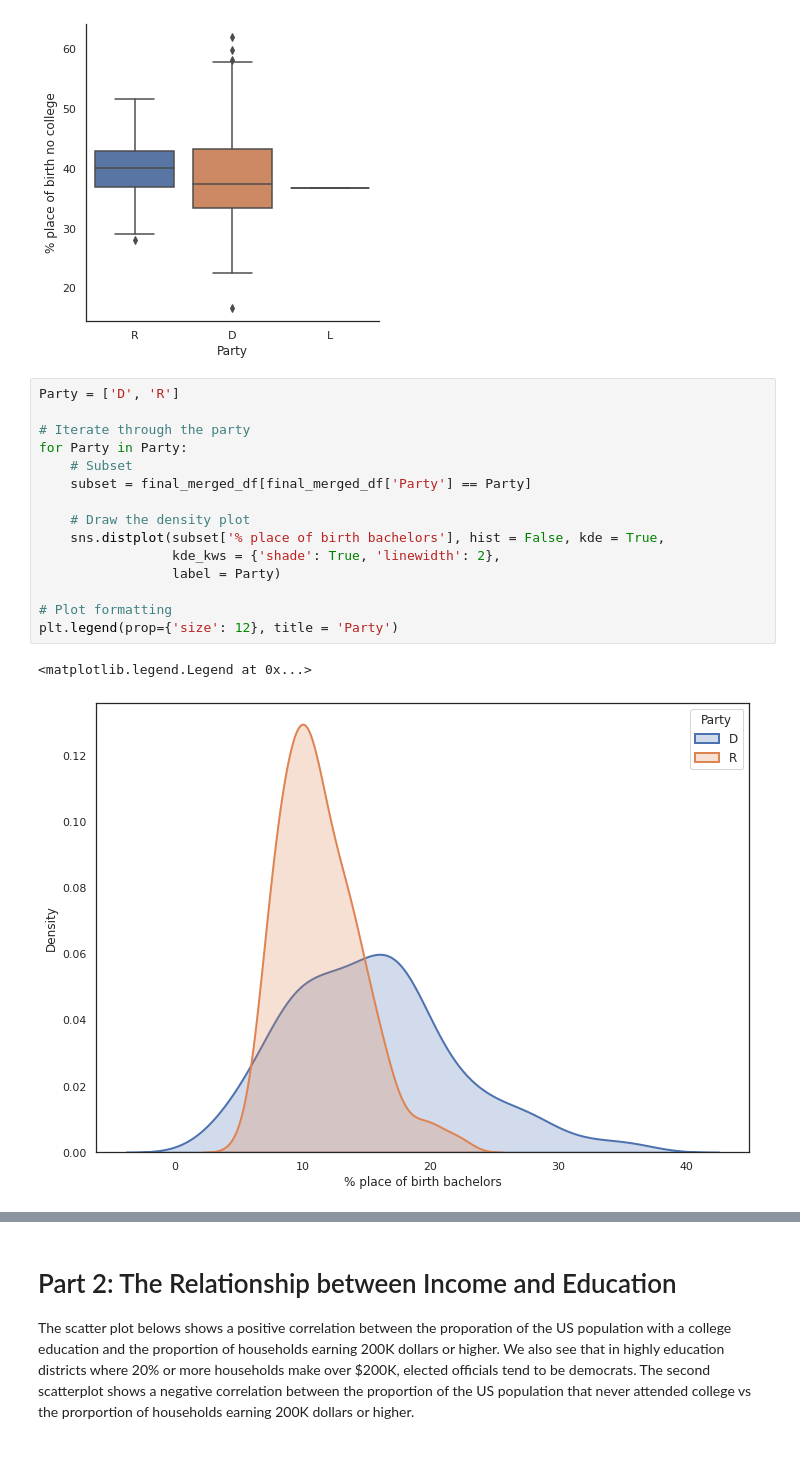
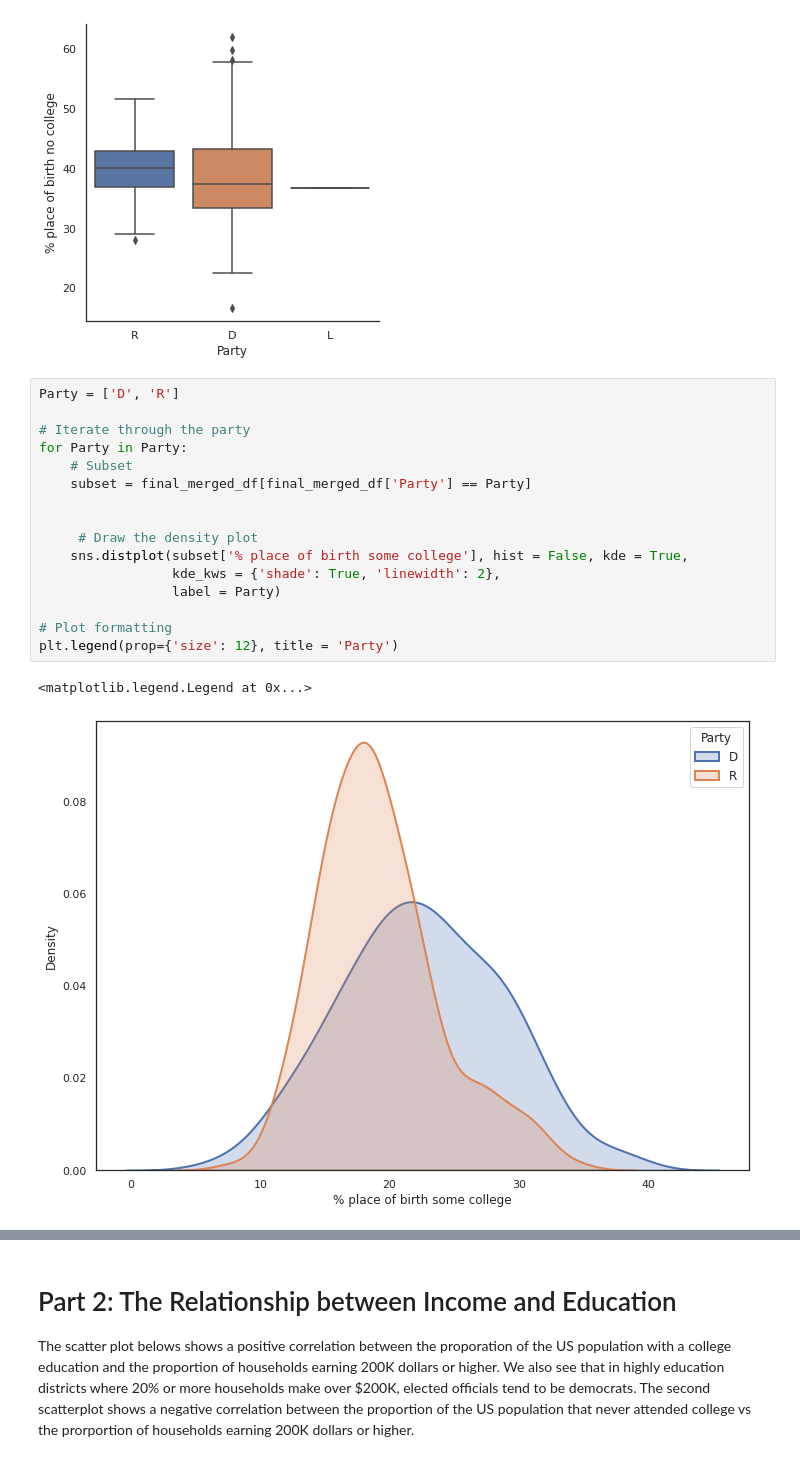
Before and after one commit to imshivs/congressional-analysis, a Jupyter notebook: Congressional_Analytics.ipynb, the cells around one changed output, grey strips where cells are left out. Cells and saved outputs as stored; diff of their text form.

```diff
--- a/Congressional_Analytics.ipynb
+++ b/Congressional_Analytics.ipynb
@@ -172,18 +172,19 @@ sns.catplot(data= final_merged_df, x="Party", y="% place of birth no college", k
 # %%
 Party = ['D', 'R']
 
 # Iterate through the party
 for Party in Party:
     # Subset
     subset = final_merged_df[final_merged_df['Party'] == Party]
 
-    # Draw the density plot
-    sns.distplot(subset['% place of birth bachelors'], hist = False, kde = True,
+
+     # Draw the density plot
+    sns.distplot(subset['% place of birth some college'], hist = False, kde = True,
                  kde_kws = {'shade': True, 'linewidth': 2},
                  label = Party)
 
 # Plot formatting
 plt.legend(prop={'size': 12}, title = 'Party')
 # %% [output]
 <matplotlib.legend.Legend at 0x...>
-[figure, old version]
+[figure, new version]
```
Also changed, not shown: parts of 9 cells of this notebook.
